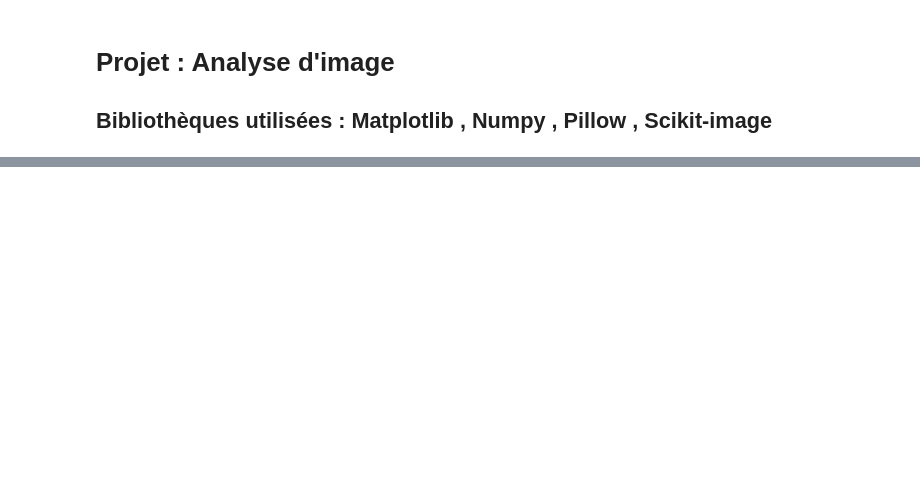
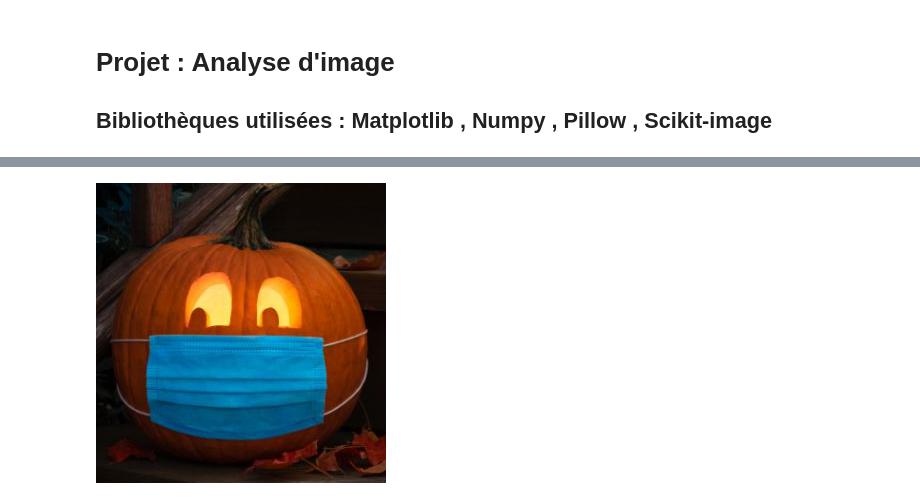
Before and after one commit to ragouradja/Projet_Python, a Jupyter notebook: demo.ipynb, the cells around one changed output, grey strips where cells are left out. Saved outputs shown, nothing was run; the diff lists cells and outputs as text; code cells hidden in the pictures; blank space fills up the shorter version.

```diff
--- a/demo.ipynb
+++ b/demo.ipynb
@@ -29,0 +72,7 @@ Commentaire/remarque si besoin
+# %%
+recadrer = citrouille.crop((200, 150, 490, 450))
+recadrer.save('img/save/citrouille_recadrer.jpg')
+
+display(recadrer)
+# %% [output]
+[figure, added]
```
Also changed, not shown: parts of 15 cells of this notebook, 1 other file.
